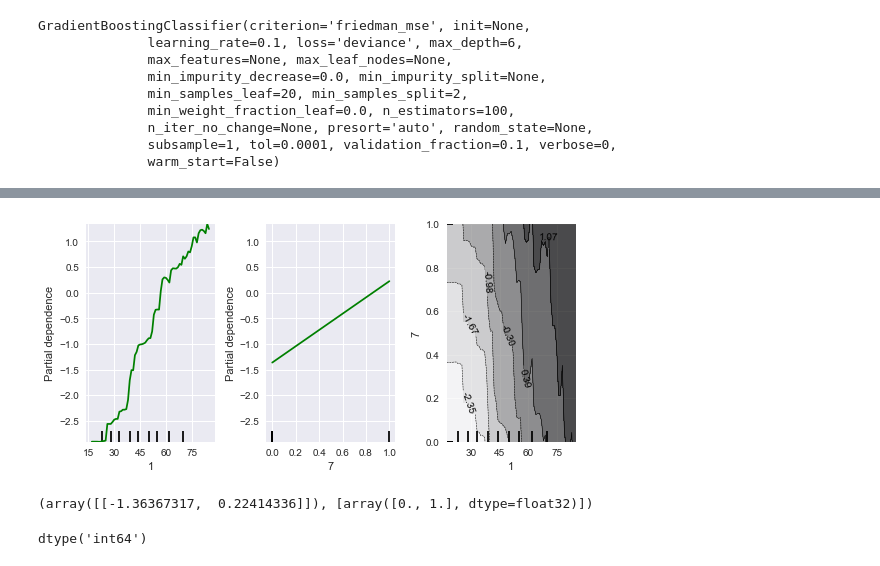
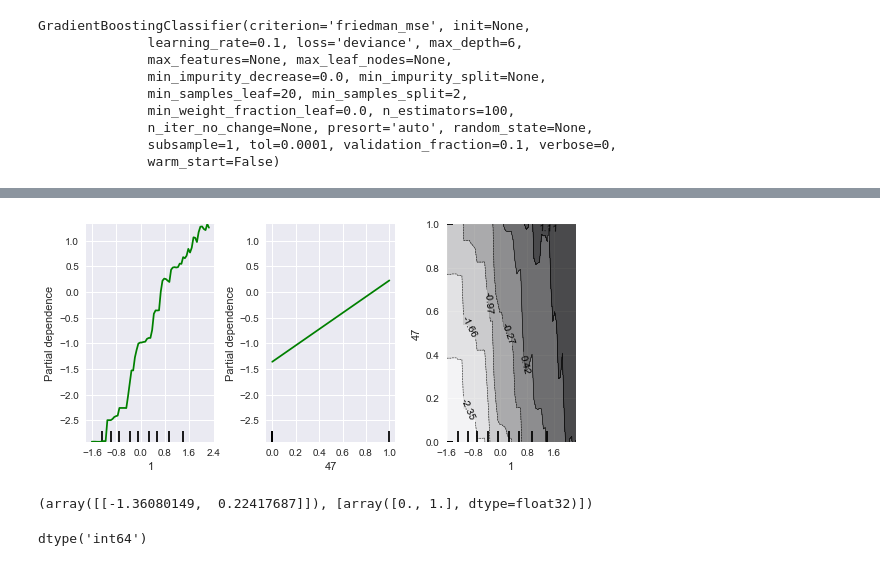
Before and after one commit to honshu77/DSA_project, a Jupyter notebook: IPUMS.ipynb, the cells around one changed output, grey strips where cells are left out. Drawn from its saved outputs; the diff is of its cells as text; code cells hidden in the pictures.

```diff
--- a/IPUMS.ipynb
+++ b/IPUMS.ipynb
@@ -704,0 +797,6 @@ Index(['MARSTAT', 'REGIONMEPS', 'RACEA', 'USBORN', 'INTERVLANG', 'FILESTATUS',
+# %%
+standardize = StandardScaler(copy=True, with_mean=True, with_std=True)
+total_num_temp = standardize.fit_transform(total_num_temp)
+# %%
+total_num = pd.DataFrame(total_num_temp, columns = total_num.columns)
+total_num.head()
@@ -705,15 +827,15 @@ Index(['MARSTAT', 'REGIONMEPS', 'RACEA', 'USBORN', 'INTERVLANG', 'FILESTATUS',
 # %% [markdown]
 # Dataset
 # %%
-train = pd.concat([train_num, train_cat], axis=1, sort=True)
-train = train.drop(['MARSTAT', 'HIDEG', 'REGIONMEPS', 'RACEA', 'USBORN', 'INTERVLANG', 'FILESTATUS', 'WORKEV'], axis=1)
-train.shape
+total = pd.concat([total_num, total_cat], axis=1, sort=True)
+total = total.drop(['MARSTAT', 'HIDEG', 'REGIONMEPS', 'RACEA', 'USBORN', 'INTERVLANG', 'FILESTATUS', 'WORKEV'], axis=1)
+total.shape
 # %% [output]
 (179785, 49)
 # %% [markdown]
 # Train-test
 # %%
-X_train, X_test, y_train, y_test = train_test_split(train, Label, random_state=0)
+X_train, X_test, y_train, y_test = train_test_split(total, Label, random_state=0)
 # %%
 y_train.value_counts().sort_index()
 # %% [output]
@@ -1172,11 +1325,11 @@ calib_curves
 # %%
-my_plots = plot_partial_dependence(grid_GBM.best_estimator_, features=[1, 7, (1,7)], X=X_train)
+my_plots = plot_partial_dependence(grid_GBM.best_estimator_, features=[1, 47, (1,47)], X=X_train)
 # %% [output]
-[figure, old version]
+[figure, new version]
 # %%
-partial_dependence(grid_GBM.best_estimator_, X=X_train, target_variables=[7])
+partial_dependence(grid_GBM.best_estimator_, X=X_train, target_variables=[47])
 # %% [output]
-(array([[-1.36367317,  0.22414336]]), [array([0., 1.], dtype=float32)])
+(array([[-1.36080149,  0.22417687]]), [array([0., 1.], dtype=float32)])
 # %%
 X_train['DIABETICEV'].dtype
 # %% [output]
```
Also changed, not shown: parts of 78 cells of this notebook.
